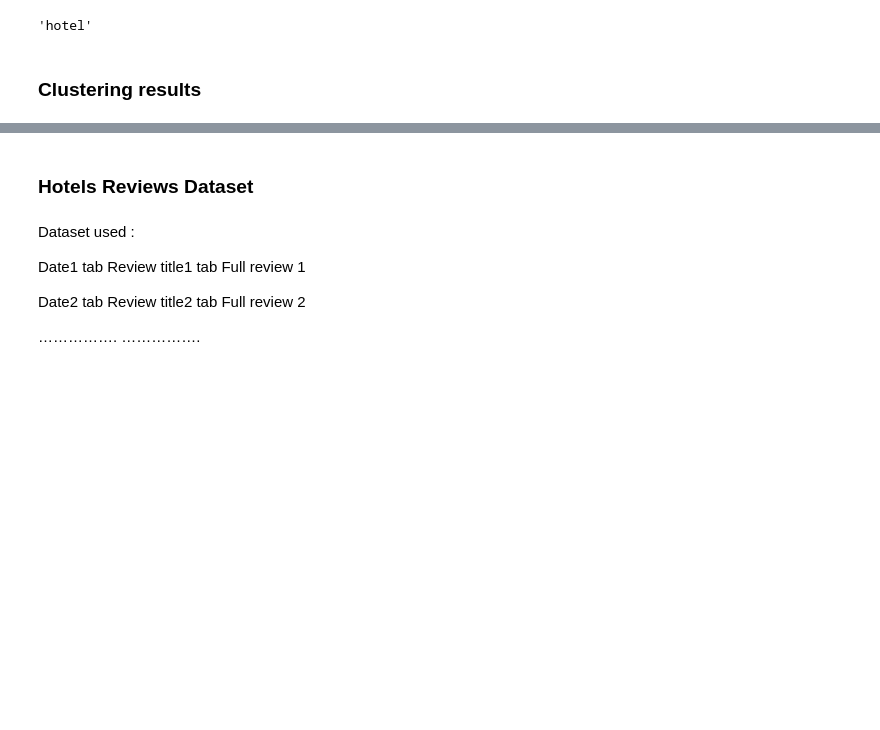
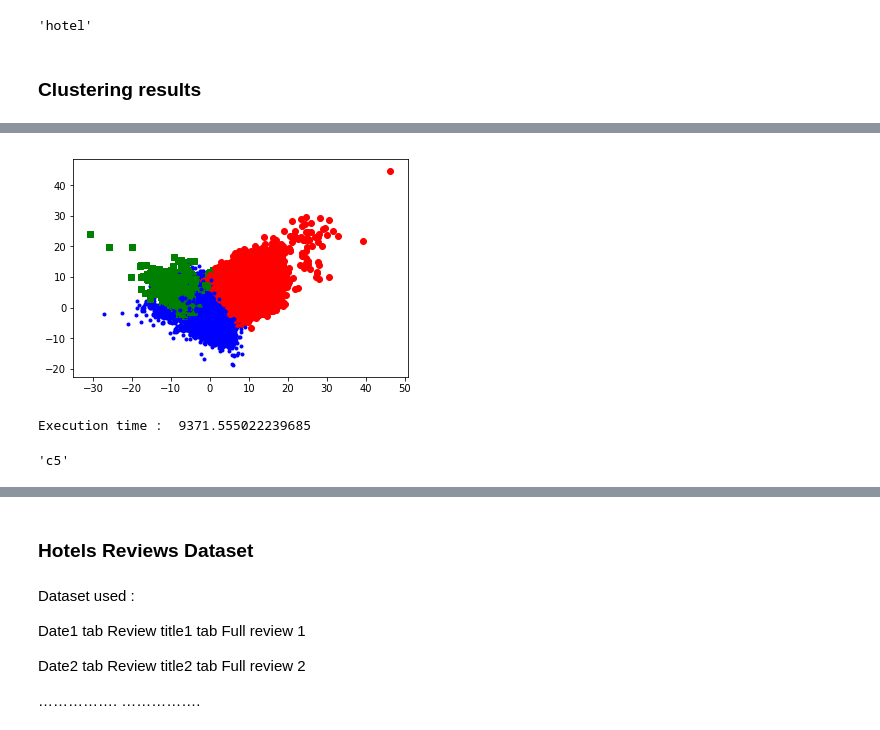
Before and after one commit to zelkhama/Minotour-enhancing-project, a Jupyter notebook: NLU Project .ipynb, the cells around one changed output, grey strips where cells are left out. Saved outputs shown, nothing was run; the diff lists cells and outputs as text; code cells hidden in the pictures; blank space fills up the shorter version.

```diff
--- a/NLU Project .ipynb
+++ b/NLU Project .ipynb
@@ -168,6 +318,6 @@ def constructTrainingSet(file,column,sep=',') :
     #for i in range(len)
     return corpusList
 # %%
-file = "C:\\Users\\Lenovo_T530\\Desktop\\Project\\cotedazur_events_full.csv"
+file = "C:\\Users\\Lenovo_T530\\Desktop\\Project\\Reviews\\cotedazur_events_full_2018-11-15.csv"
 column = 'description'
 A = constructTrainingSet(file,column,sep=',')
@@ -337,0 +728,36 @@ for i, word in enumerate(words):
+# %%
+import time
+start_time = time.time()
+import pylab as pl
+i=0
+for word in words :
+    if dict_clusters[word] == 0:
+         c1 = pl.scatter(pca_2d[i,0],pca_2d[i,1],c='r',marker='+')
+    elif dict_clusters[word] == 1:
+         c2 = pl.scatter(pca_2d[i,0],pca_2d[i,1],c='g',marker='o')
+    elif dict_clusters[word] == 2:
+         c3 = pl.scatter(pca_2d[i,0],pca_2d[i,1],c='b',marker='*')
+    i+=1
+pl.legend([c1, c2, c3], ['Cluster 1', 'Cluster 2 ','Cluster 3'])
+pl.title('K-means clustering result (PCA-2D coordinates)')
+pl.show()
+print("Execution time : ", time.time() - start_time)
+# %%
+import time
+start_time = time.time()
+markers = [".",",","o","v","^","<",">","1","2","3","4","8","s","p","P","*","h","H","+","x"]
+colors = ["b","g","r","c","m","y","k","w","b","g","r","c","m","y","k","w","b","g","r","c"]
+import pylab as pl
+i=0
+for word in words :
+    for cluster in range(NUM_CLUSTERS) :
+        if dict_clusters[word] == cluster:
+             c1 = pl.scatter(pca_2d[i,0],pca_2d[i,1],c=colors[cluster],marker=markers[cluster])
+
+    i+=1
+
+pl.show()
+print("Execution time : ", time.time() - start_time)
+# %% [output]
+[figure, added]
+Execution time :  9371.555022239685
@@ -337,0 +780,4 @@ for i, word in enumerate(words):
+# %%
+"c"+str(5)
+# %% [output]
+'c5'
```
Also changed, not shown: parts of 67 cells of this notebook.
